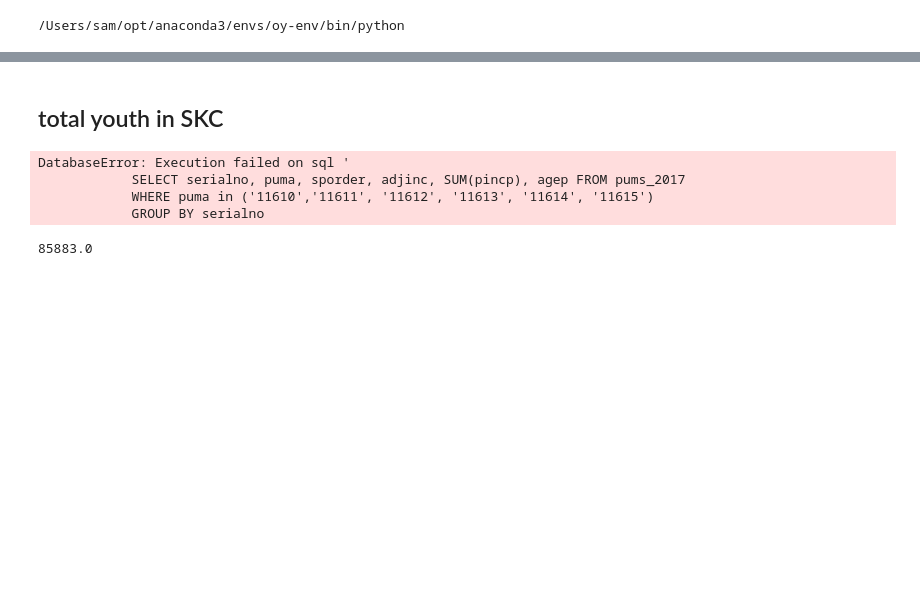
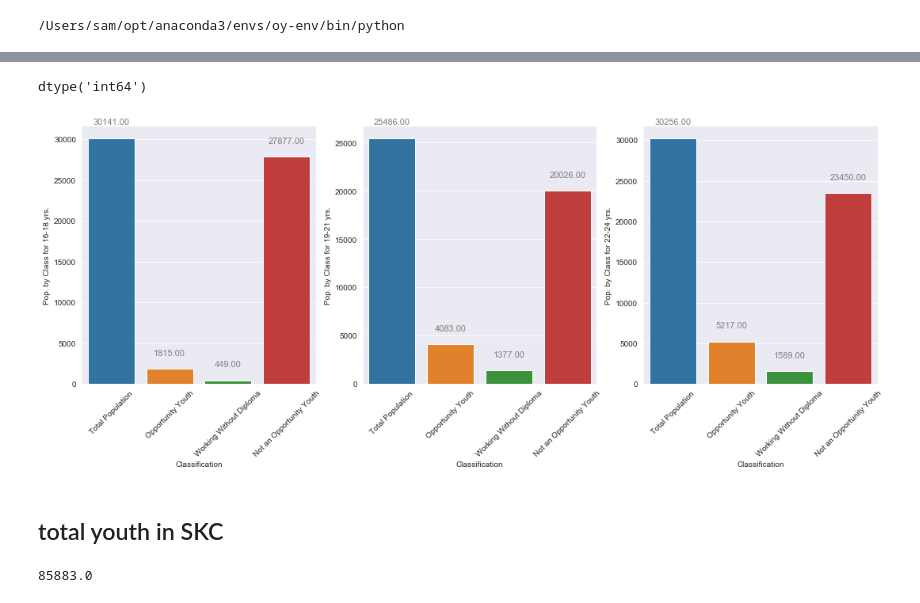
Before and after one commit to sam-thurman/dsc-mod-1-project-seattle-ds, a Jupyter notebook: notebooks/exploratory/02_samt_exploratory.ipynb, the cells around one changed output, grey strips where cells are left out. Drawn from its saved outputs; the diff is of its cells as text; code cells hidden in the pictures; blank space fills up the shorter version.

```diff
--- a/notebooks/exploratory/02_samt_exploratory.ipynb
+++ b/notebooks/exploratory/02_samt_exploratory.ipynb
@@ -25,0 +35,13 @@ conn = psycopg2.connect(dbname=DBNAME)
+# %%
+oy_by_age_df = pd.read_csv('oy_by_age.csv')
+oy_by_age_df.columns = ['unnamed: 0',
+                        'group',
+                        '16_18_%',
+                        '16_18_values',
+                        '19_21_%',
+                        '19_21_values',
+                        '22_24_%',
+                        '22_24_values',
+                        'totals_%',
+                        'totals_values']
+oy_by_age_df
@@ -25,0 +54,4 @@ conn = psycopg2.connect(dbname=DBNAME)
+# %%
+oy_by_age_df['16_18_%'].dtype
+# %% [output]
+dtype('int64')
@@ -26,16 +61,39 @@ conn = psycopg2.connect(dbname=DBNAME)
+# %%
+# create subplot figure
+fig, axs = plt.subplots(1,3,figsize=(18,6))
+
+# plot 16-18 yr olds
+sns.barplot(data = oy_by_age_df, x = 'group', y='16_18_values', ax = axs[0])
+axs[0].set(ylabel='Pop. by Class for 16-18 yrs.', xlabel='Classification')
+axs[0].set_xticklabels(oy_by_age_df['group'], rotation = 45)
+
+# plot 19-21 yr olds
+sns.barplot(data = oy_by_age_df, x = 'group', y='19_21_values', ax = axs[1])
+axs[1].set(ylabel='Pop. by Class for 19-21 yrs.', xlabel='Classification')
+axs[1].set_xticklabels(oy_by_age_df['group'], rotation = 45)
+
+# plot 22-24 yr olds
+sns.barplot(data = oy_by_age_df, x = 'group', y='22_24_values', ax = axs[2])
+axs[2].set(ylabel='Pop. by Class for 22-24 yrs.', xlabel='Classification')
+axs[2].set_xticklabels(oy_by_age_df['group'], rotation = 45)
+
+# add pop. values to tops of bars
+for p in axs[0].patches:
+    axs[0].annotate("%.2f" % p.get_height(), (p.get_x() + p.get_width() / 2., p.get_height()),
+        ha='center', va='center', fontsize=11, color='gray', xytext=(0, 20),
+        textcoords='offset points')
+for p in axs[1].patches:
+    axs[1].annotate("%.2f" % p.get_height(), (p.get_x() + p.get_width() / 2., p.get_height()),
+        ha='center', va='center', fontsize=11, color='gray', xytext=(0, 20),
+        textcoords='offset points')
+for p in axs[2].patches:
+    axs[2].annotate("%.2f" % p.get_height(), (p.get_x() + p.get_width() / 2., p.get_height()),
+        ha='center', va='center', fontsize=11, color='gray', xytext=(0, 20),
+        textcoords='offset points')
+# %% [output]
+[figure, added]
 # %% [markdown]
 ## total youth in SKC
-# %%
-pd.read_sql("""
-            SELECT serialno, puma, sporder, adjinc, SUM(pincp), agep FROM pums_2017
-            WHERE puma in ('11610','11611', '11612', '11613', '11614', '11615')
-            GROUP BY serialno
-            """, conn)
-# %% [output]
-DatabaseError: Execution failed on sql '
-            SELECT serialno, puma, sporder, adjinc, SUM(pincp), agep FROM pums_2017
-            WHERE puma in ('11610','11611', '11612', '11613', '11614', '11615')
-            GROUP BY serialno
 # %%
 youth_df = pd.read_sql("""
             SELECT * FROM pums_2017
```
Also changed, not shown: parts of 4 cells of this notebook, 2 other files.
